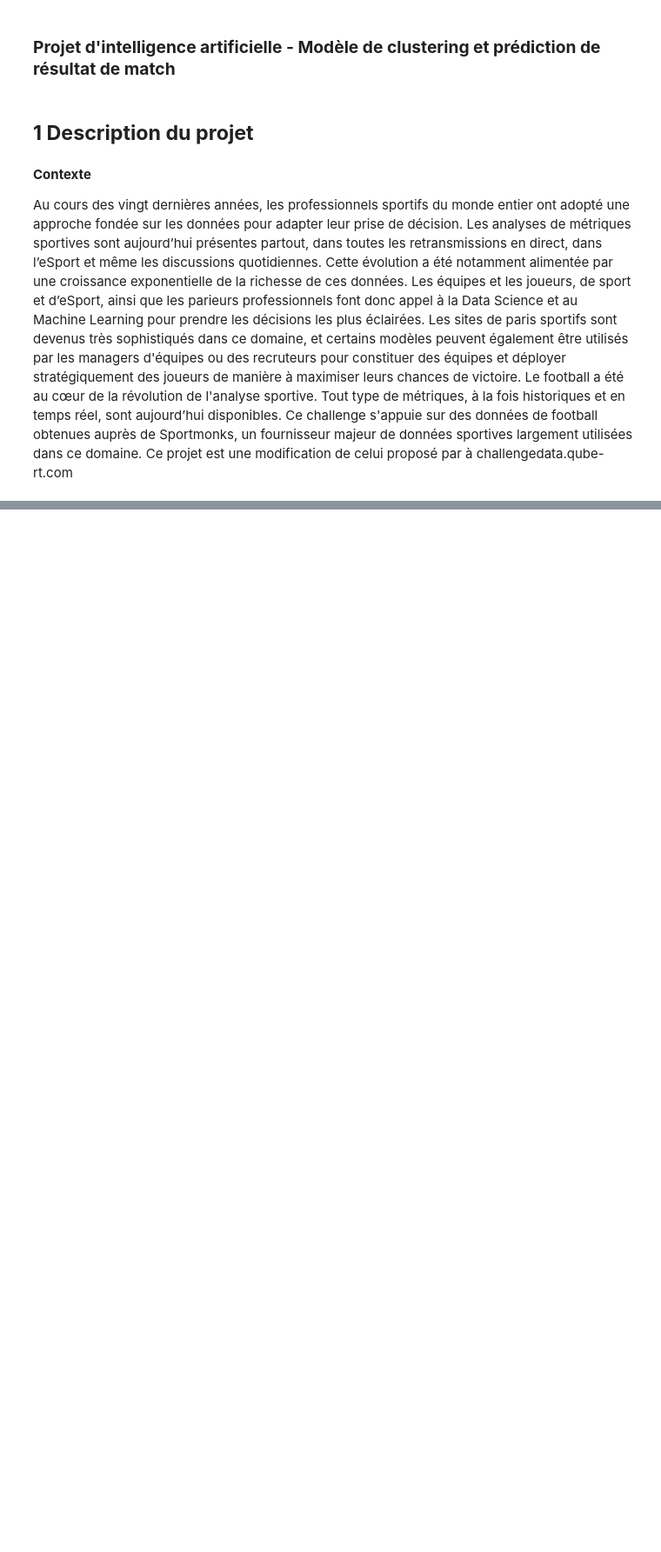
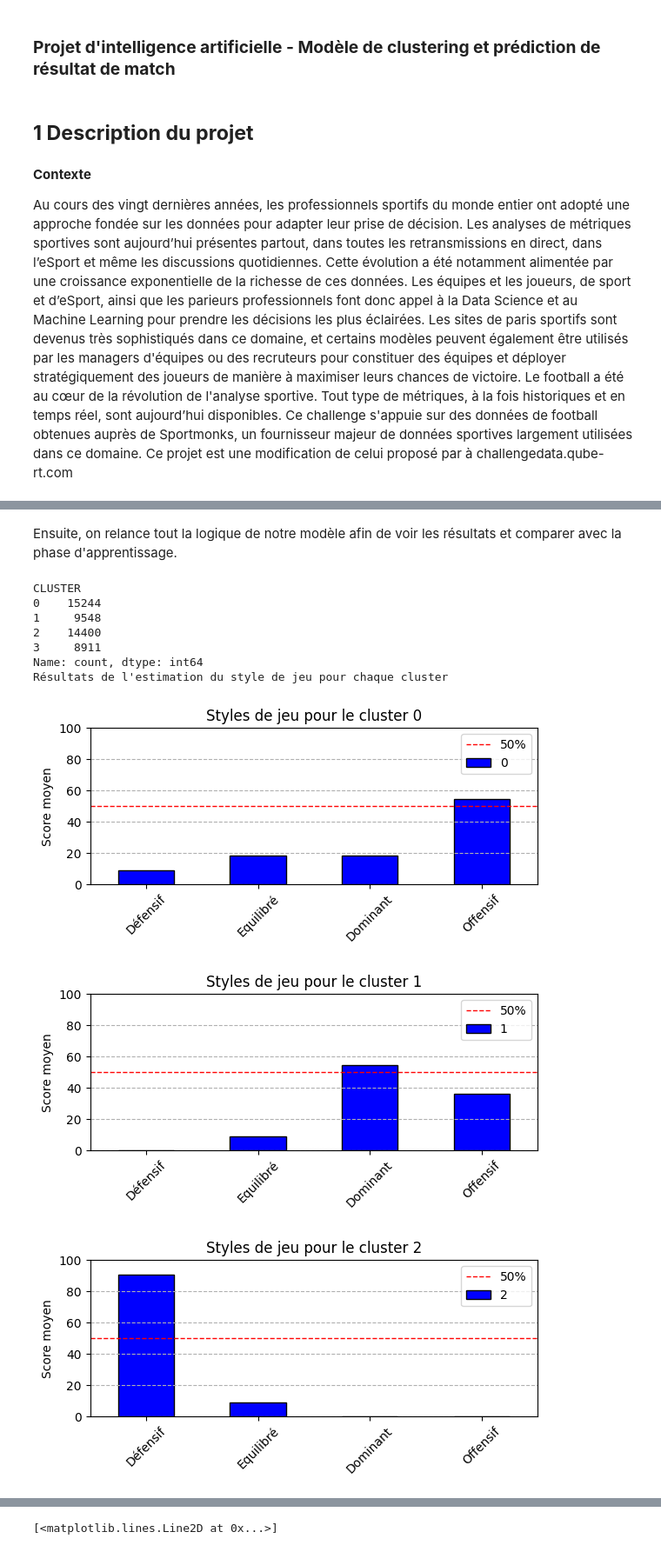
Before and after one commit to VincentDubuisson/Intelligence_Artificielle_Projet_Challenge_QRT, a Jupyter notebook: IA_Projet.ipynb, the cells around one changed output, grey strips where cells are left out. Shown at 87% size. Drawn from its saved outputs; the diff is of its cells as text; code cells hidden in the pictures; blank space fills up the shorter version.

```diff
--- a/IA_Projet.ipynb
+++ b/IA_Projet.ipynb
@@ -19,0 +312,76 @@ Les données couvrent de nombreuses ligues dans le monde entier ainsi que diffé
+# %% [markdown]
+Ensuite, on relance tout la logique de notre modèle afin de voir les résultats et comparer avec la phase d'apprentissage.
+# %%
+away_df = pd.read_csv('test_away_team_statistics_df.csv')
+home_df = pd.read_csv('test_home_team_statistics_df.csv')
+
+data_teams = pd.concat([home_df, away_df], ignore_index=True)
+
+
+data_clustering_test = data_teams[variables_teams].copy()
+data_clustering_test.dropna(inplace=True)
+
+kmeans = KMeans(n_clusters = 4, random_state = 0)
+kmeans.fit(data_clustering_test)
+
+data_clustering_test = data_teams.loc[data_clustering_test.index].copy()
+data_clustering_test["CLUSTER"] = kmeans.labels_
+
+print(data_clustering_test["CLUSTER"].value_counts().sort_index())
+
+summary = data_clustering_test.groupby("CLUSTER")[variables_teams].mean()
+summary["STYLE_JEU"] = ""
+
+
+cluster_style_scores_test = pd.DataFrame(index=summary.index, columns=styles).fillna(0)
+pd.set_option('future.no_silent_downcasting', True)
+
+for var in variables_teams:
+    cluster_ranking = summary[var].rank(ascending=True, method="first").astype(int) - 1
+
+    style_ranking = style_scoring[var]
+    style_by_score = sorted(style_ranking.items(), key=lambda x: x[1])
+
+    for cluster in summary.index:
+        style = style_by_score[cluster_ranking[cluster]][0]
+        cluster_style_scores_test.loc[cluster, style] += 1
+
+cluster_style_scores_mean_test = cluster_style_scores_test / len(variables_teams) * 100
+cluster_style_scores_mean_test = cluster_style_scores_mean_test.astype(float).round(1)
+
+print("Résultats de l'estimation du style de jeu pour chaque cluster")
+for cluster_id in cluster_style_scores_mean_test.index:
+    style_scores = cluster_style_scores_mean_test.loc[cluster_id]
+
+    plt.figure(figsize=(6, 3))
+    style_scores.plot(kind='bar', color='blue', edgecolor='black')
+    plt.title(f'Styles de jeu pour le cluster {cluster_id}')
+    plt.ylabel('Score moyen')
+    plt.ylim(0, 100)
+    plt.xticks(rotation=45)
+    plt.grid(axis='y', linestyle='--')
+    plt.axhline(y=50, color='r', linestyle='--', linewidth=1, label='50%')
+    plt.legend()
+    plt.tight_layout()
+    plt.show()
+
+data_clustering_plt = data_teams[variables_teams].copy()
+data_clustering_plt.dropna(inplace=True)
+
+wcss = []
+for K in range (1 ,9) :
+  kmeans = KMeans(n_clusters = K)
+  kmeans.fit(data_clustering_plt)
+  wcss.append(kmeans.inertia_)
+plt.plot(range(1, 9), wcss)
+# %% [output]
+CLUSTER
+0    15244
+1     9548
+2    14400
+3     8911
+Name: count, dtype: int64
+Résultats de l'estimation du style de jeu pour chaque cluster
+[figure, added]
+[figure, added]
+[figure, added]
@@ -19,0 +389 @@ Les données couvrent de nombreuses ligues dans le monde entier ainsi que diffé
+[<matplotlib.lines.Line2D at 0x...>]
```
Also changed, not shown: parts of 49 cells of this notebook.
